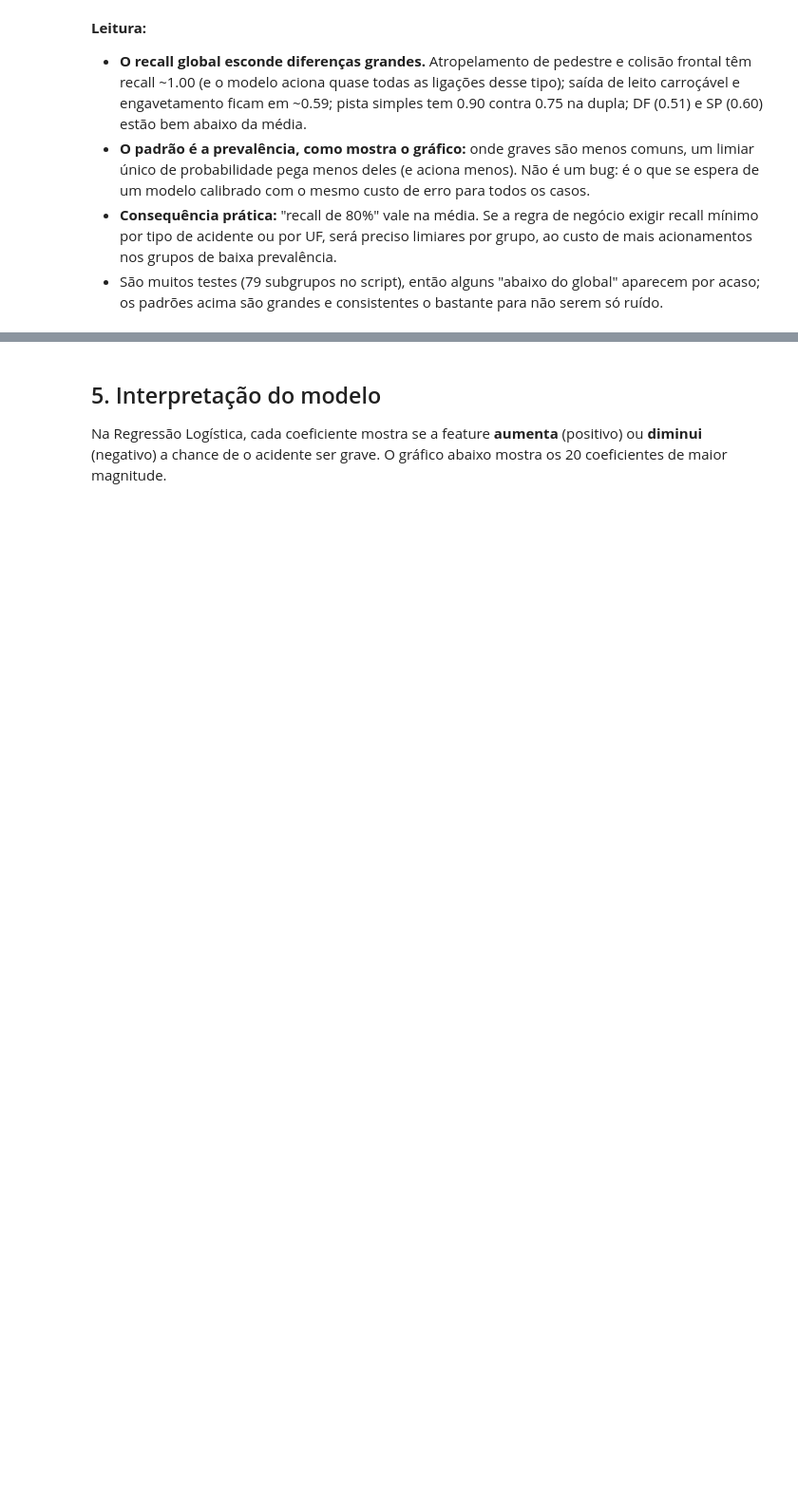
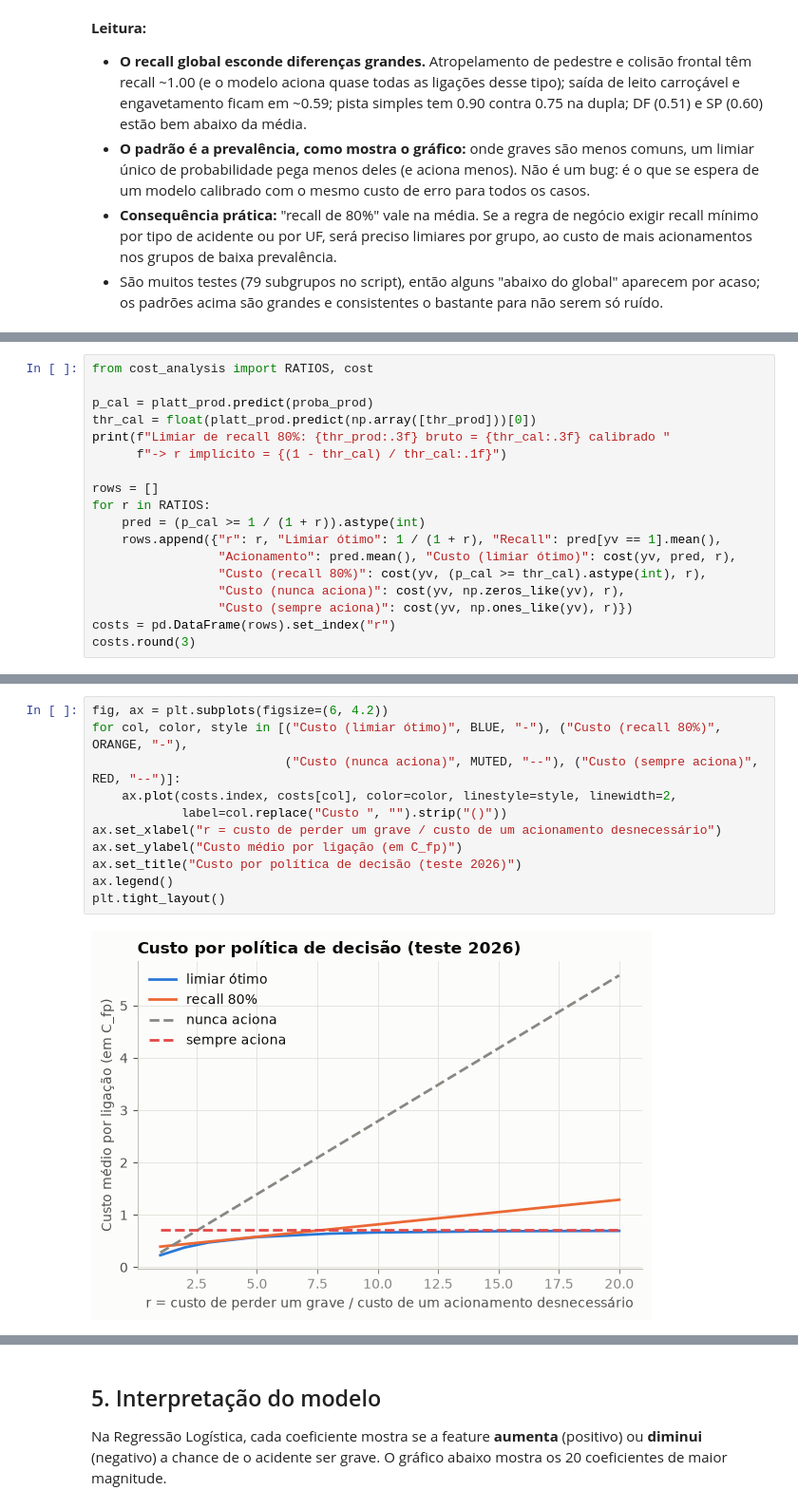
Before and after one commit to rodrigomsousa/prf-accident-severity-predictor, a Jupyter notebook: notebooks/01_eda_and_modeling.ipynb, the cells around one changed output, grey strips where cells are left out. Shown at 95% size. Saved outputs shown, nothing was run; the diff lists cells and outputs as text; blank space fills up the shorter version.

```diff
--- a/notebooks/01_eda_and_modeling.ipynb
+++ b/notebooks/01_eda_and_modeling.ipynb
@@ -666,0 +722,18 @@ plt.tight_layout()
+# %%
+from cost_analysis import RATIOS, cost
+
+p_cal = platt_prod.predict(proba_prod)
+thr_cal = float(platt_prod.predict(np.array([thr_prod]))[0])
+print(f"Limiar de recall 80%: {thr_prod:.3f} bruto = {thr_cal:.3f} calibrado "
+      f"-> r implícito = {(1 - thr_cal) / thr_cal:.1f}")
+
+rows = []
+for r in RATIOS:
+    pred = (p_cal >= 1 / (1 + r)).astype(int)
+    rows.append({"r": r, "Limiar ótimo": 1 / (1 + r), "Recall": pred[yv == 1].mean(),
+                 "Acionamento": pred.mean(), "Custo (limiar ótimo)": cost(yv, pred, r),
+                 "Custo (recall 80%)": cost(yv, (p_cal >= thr_cal).astype(int), r),
+                 "Custo (nunca aciona)": cost(yv, np.zeros_like(yv), r),
+                 "Custo (sempre aciona)": cost(yv, np.ones_like(yv), r)})
+costs = pd.DataFrame(rows).set_index("r")
+costs.round(3)
@@ -666,0 +752,13 @@ plt.tight_layout()
+# %%
+fig, ax = plt.subplots(figsize=(6, 4.2))
+for col, color, style in [("Custo (limiar ótimo)", BLUE, "-"), ("Custo (recall 80%)", ORANGE, "-"),
+                          ("Custo (nunca aciona)", MUTED, "--"), ("Custo (sempre aciona)", RED, "--")]:
+    ax.plot(costs.index, costs[col], color=color, linestyle=style, linewidth=2,
+            label=col.replace("Custo ", "").strip("()"))
+ax.set_xlabel("r = custo de perder um grave / custo de um acionamento desnecessário")
+ax.set_ylabel("Custo médio por ligação (em C_fp)")
+ax.set_title("Custo por política de decisão (teste 2026)")
+ax.legend()
+plt.tight_layout()
+# %% [output]
+[figure, added]
```
Also changed, not shown: parts of 16 cells of this notebook, 3 other files.
